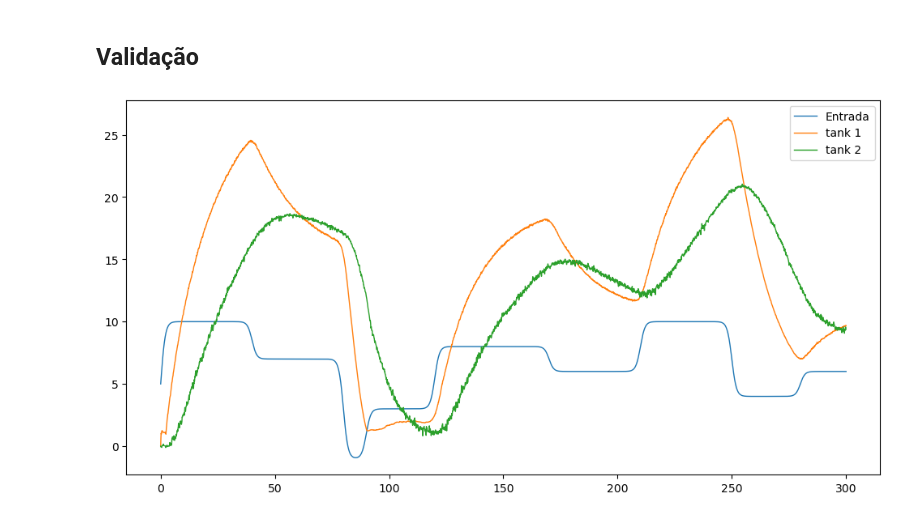
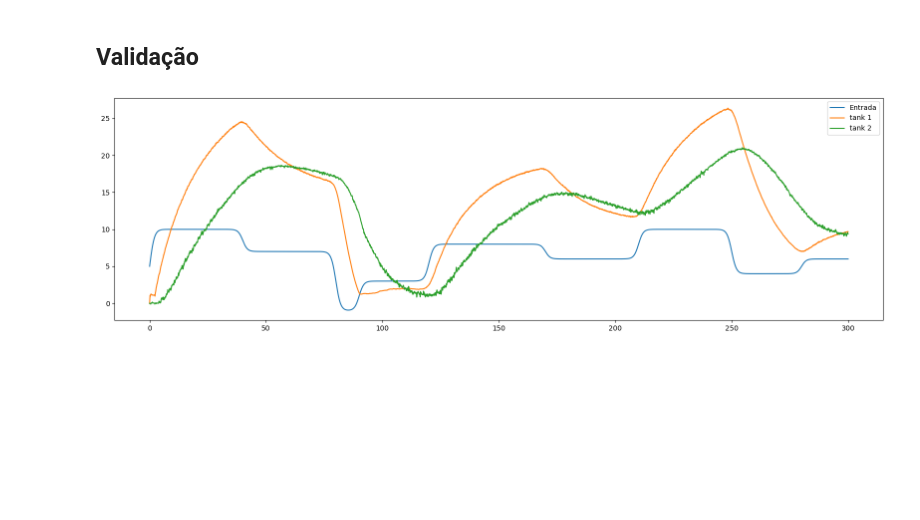
Before and after one commit to JonhLucas/NARX_MISO, a Jupyter notebook: coupleTanks.ipynb, the cells around one changed output. Cells and saved outputs as stored; diff of their text form; code cells hidden in the pictures; blank space fills up the shorter version.

```diff
--- a/coupleTanks.ipynb
+++ b/coupleTanks.ipynb
@@ -120,29 +132,31 @@ Simulação livre
 # %%
 mat_content1 = sc.loadmat("data/ct1x1.mat")
 mat_content2 = sc.loadmat("data/ct1x2.mat")
 
 tanque1 = mat_content1['Tanque1']
 tanque2 = mat_content2['Tanque2']
 
 t1 = tanque1['time'][0][0]
 v1 = tanque1['signals'][0][0]['values'][0][0]
 
 t2 = tanque2['time'][0][0]
 v2 = tanque2['signals'][0][0]['values'][0][0]
 
 input = pd.read_csv('data/xinput.csv')
 t = input['t']
 uVal = np.array(input['v']).reshape((1,-1))
 
 
-plt.figure(figsize=(12,6))
-plt.plot(t, uVal.T, label='Entrada', linewidth=1.0)
-plt.plot(t1, v1, label="tank 1", linewidth=1.0)
-plt.plot(t2, v2, label="tank 2", linewidth=1.0)
+plt.figure(figsize=(16, 5))
+plt.plot(t, uVal.T, label='Entrada')
+plt.plot(t1, v1, label="tank 1")
+plt.plot(t2, v2, label="tank 2")
 plt.legend()
+plt.tight_layout()
+#plt.savefig('/home/jonhlucas/Downloads/periodo atual/TCC/escrita/Modelo TCC - Jonh lucas/figuras/tankVal.png')
 plt.show()
 # %% [output]
-[figure, old version]
+[figure, new version]
 # %%
 v1[v1 < 0] = 0
 v2[v2 < 0] = 0
```
Also changed, not shown: parts of 9 cells of this notebook, 3 other files.
